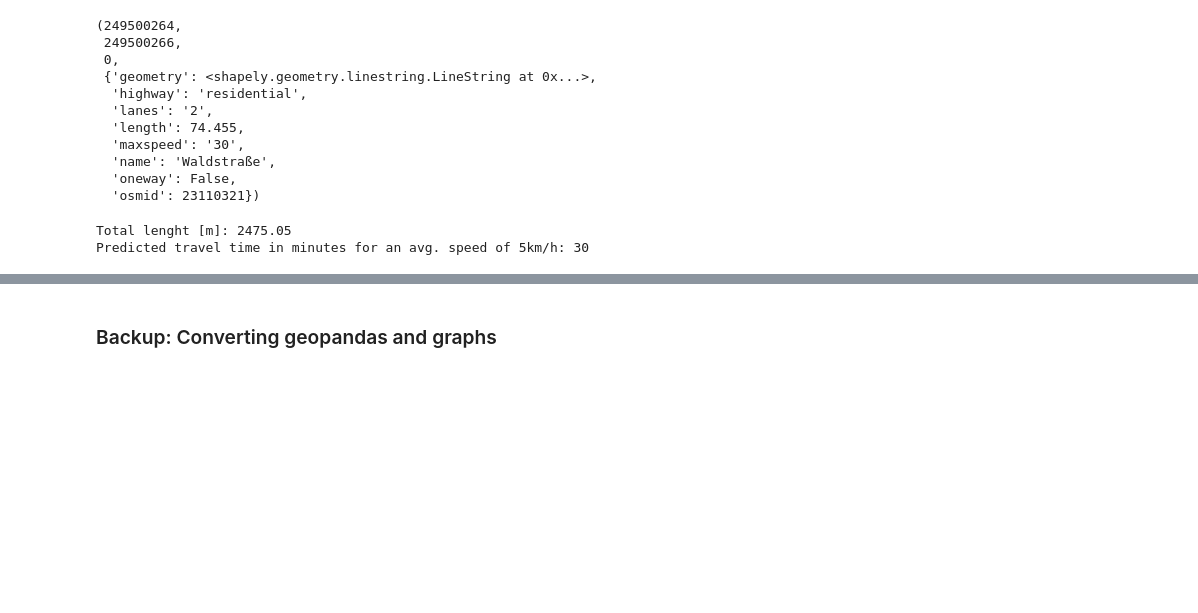
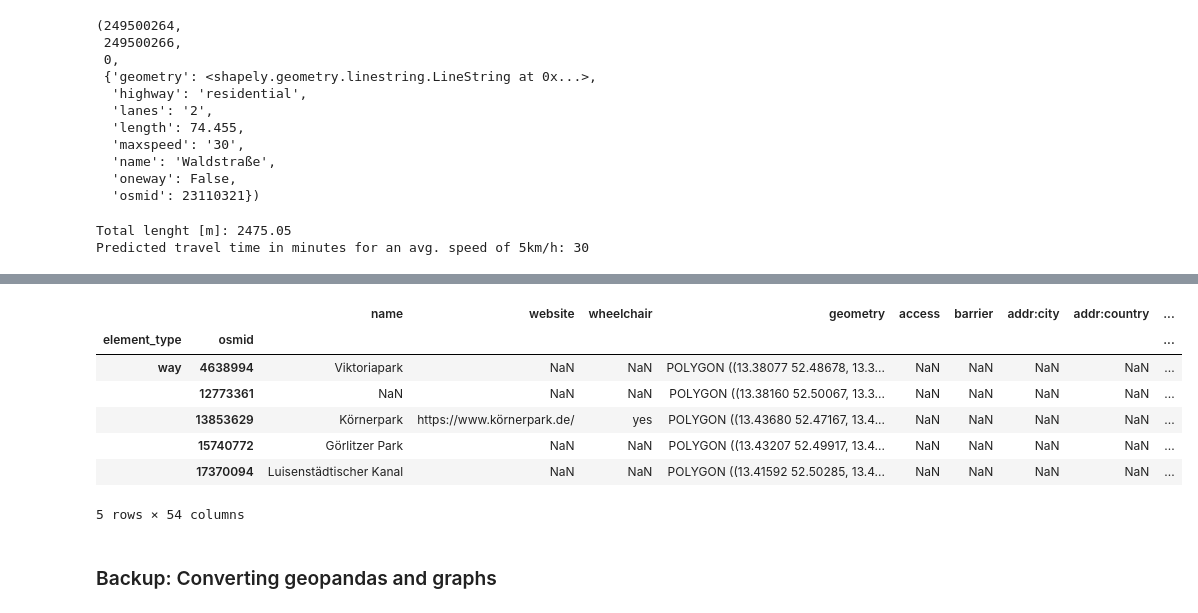
Before and after one commit to Heity94/WalkieLookie, a Jupyter notebook: notebooks/PH_Pitch_Routing.ipynb, the cells around one changed output, grey strips where cells are left out. Drawn from its saved outputs; the diff is of its cells as text; code cells hidden in the pictures; blank space fills up the shorter version.

```diff
--- a/notebooks/PH_Pitch_Routing.ipynb
+++ b/notebooks/PH_Pitch_Routing.ipynb
@@ -19,6 +19,8 @@ import osmnx as ox
 import networkx as nx
 ox.config(log_console=True, use_cache=True)
 from geopy.geocoders import Nominatim
+# %%
+data_path = "/content/drive/MyDrive/BPI Lap WalkieLookie/Data/"
 # %%
 # location where you want to find your route
 place = 'Berlin, Germany'
@@ -31,7 +33,7 @@ mode = 'walk'       # 'drive', 'bike', 'walk'
 #    pickle.dump(graph, fp)
 
 #load stored graph pickle file
-with open('/content/drive/MyDrive/Colab_Notebooks/02_HWR/00_data/graph_berlin.obj', 'rb') as fp:
+with open(data_path+'graph_berlin.obj', 'rb') as fp:
   graph_bln = pickle.load(fp)
 # %%
 # stores the start and end points as geopy.point.Point objects
@@ -256,0 +274,7 @@ Further points which need to be clarified:
+# %%
+# impute edge (driving) speeds and calculate edge traversal times
+G = ox.add_edge_speeds(graph_bln)
+G = ox.add_edge_travel_times(G)
+
+# you can convert MultiDiGraph to/from geopandas GeoDataFrames
+gdf_nodes, gdf_edges = ox.graph_to_gdfs(G)
@@ -257,3 +285,14 @@ Further points which need to be clarified:
+# %%
+bln_xberg_parks.to_crs(gdf_nodes.crs).head(5)
+# %% [output]
+|  |  | name | website | wheelchair | geometry | access | barrier | addr:city | addr:country | ... |
+| element_type | osmid |  |  |  |  |  |  |  |  | ... |
+| way | 4638994 | Viktoriapark | NaN | NaN | POLYGON ((13.38077 52.48678, 13.3... | NaN | NaN | NaN | NaN | ... |
+|  | 12773361 | NaN | NaN | NaN | POLYGON ((13.38160 52.50067, 13.3... | NaN | NaN | NaN | NaN | ... |
+|  | 13853629 | Körnerpark | https://www.körnerpark.de/ | yes | POLYGON ((13.43680 52.47167, 13.4... | NaN | NaN | NaN | NaN | ... |
+|  | 15740772 | Görlitzer Park | NaN | NaN | POLYGON ((13.43207 52.49917, 13.4... | NaN | NaN | NaN | NaN | ... |
+|  | 17370094 | Luisenstädtischer Kanal | NaN | NaN | POLYGON ((13.41592 52.50285, 13.4... | NaN | NaN | NaN | NaN | ... |
+5 rows × 54 columns
 # %% [markdown]
 ### Backup: Converting geopandas and graphs
 # %%
```
Also changed, not shown: parts of 9 cells of this notebook.
